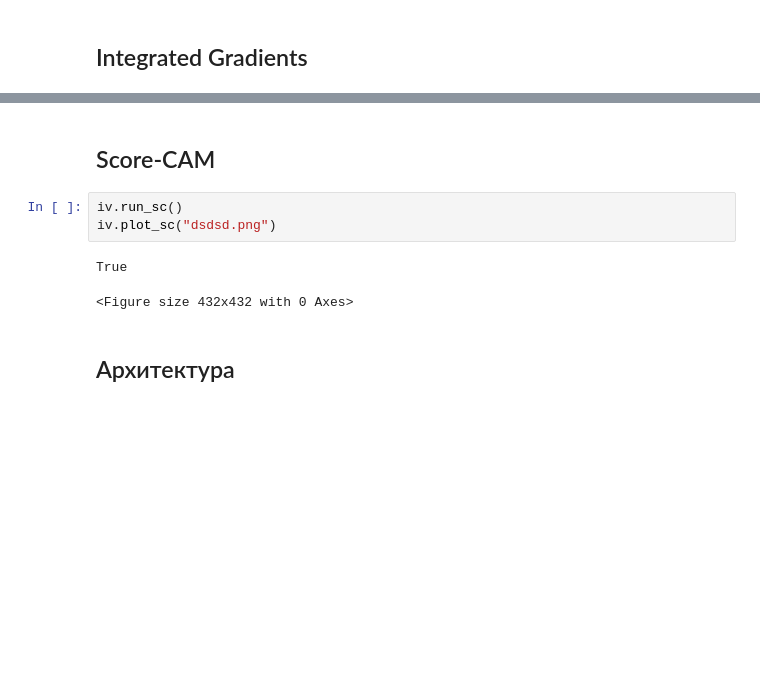
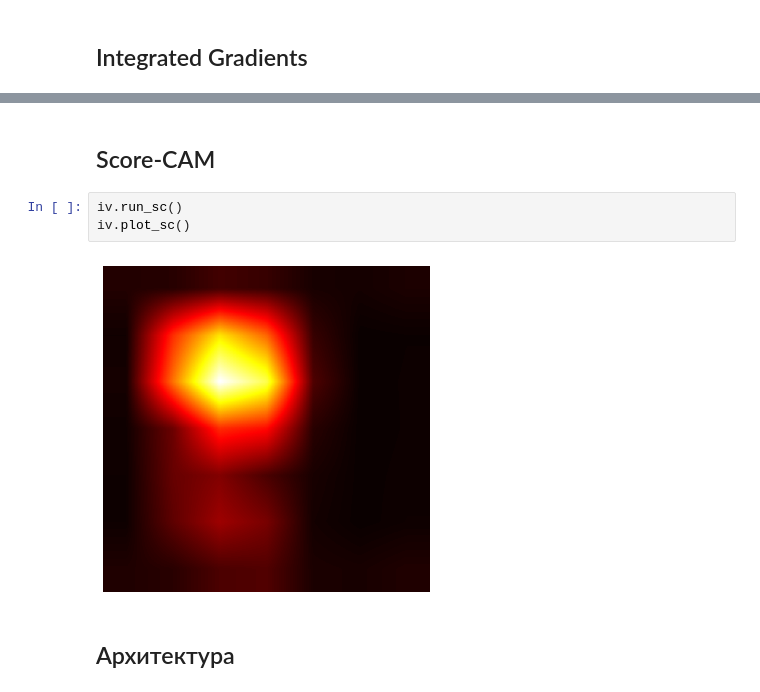
Before and after one commit to MerkulovDaniil/nn_visualization, a Jupyter notebook: intevis.ipynb, the cells around one changed output, grey strips where cells are left out. Drawn from its saved outputs; the diff is of its cells as text; blank space fills up the shorter version.

```diff
--- a/intevis.ipynb
+++ b/intevis.ipynb
@@ -102,11 +91,10 @@ iv.plot_ig()
-# %% [markdown]
-## Score-CAM
-# %%
-iv.run_sc()
-iv.plot_sc("dsdsd.png")
-# %% [output]
-True
-<Figure size 432x432 with 0 Axes>
+# %% [markdown]
+## Score-CAM
+# %%
+iv.run_sc()
+iv.plot_sc()
+# %% [output]
+[figure, added]
 # %% [markdown]
 ## Архитектура
 # %%
```
Also changed, not shown: parts of 4 cells of this notebook.
